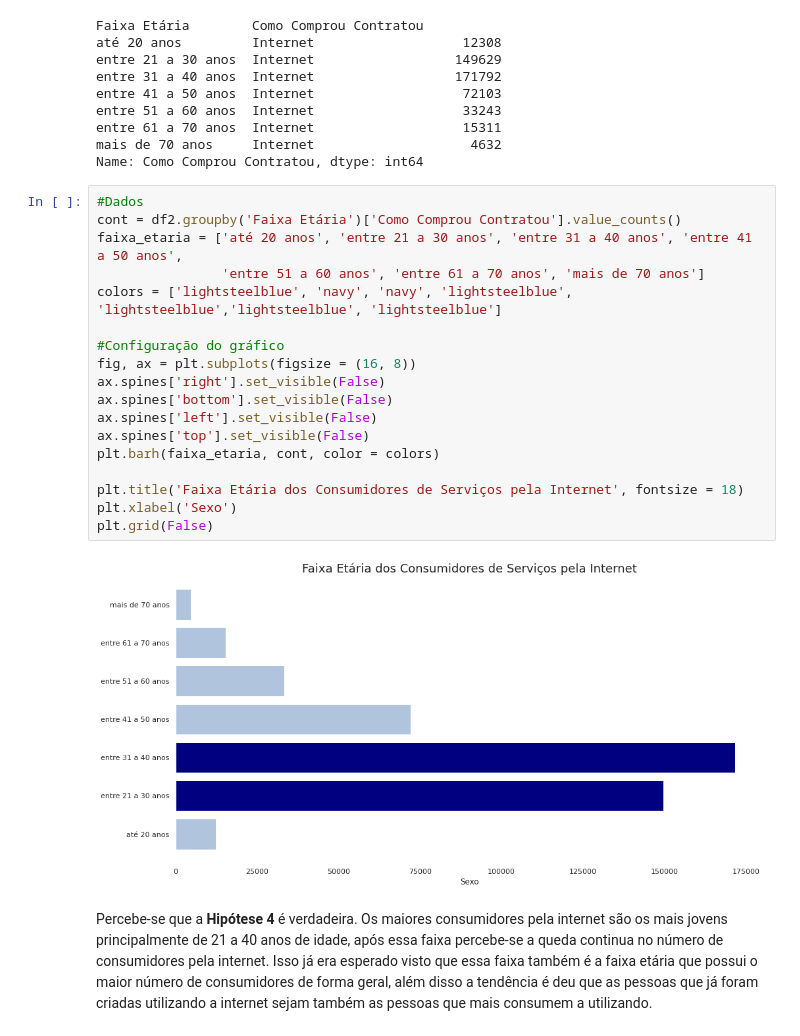
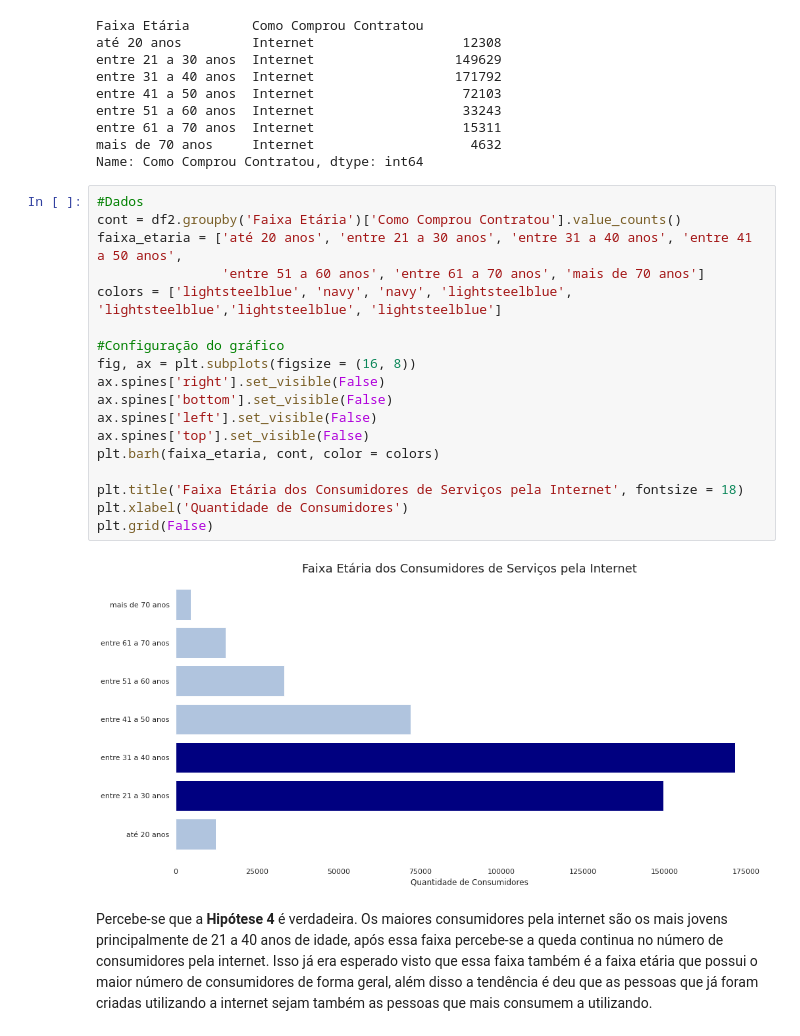
Before and after one commit to renatagsr/projetos, a Jupyter notebook: Análise de Dados/EDA.ipynb, the cells around one changed output. Saved outputs shown, nothing was run; the diff lists cells and outputs as text.

```diff
--- a/Análise de Dados/EDA.ipynb
+++ b/Análise de Dados/EDA.ipynb
@@ -240,23 +240,23 @@ Name: Como Comprou Contratou, dtype: int64
 # %%
 #Dados
 cont = df2.groupby('Faixa Etária')['Como Comprou Contratou'].value_counts()
 faixa_etaria = ['até 20 anos', 'entre 21 a 30 anos', 'entre 31 a 40 anos', 'entre 41 a 50 anos',
                 'entre 51 a 60 anos', 'entre 61 a 70 anos', 'mais de 70 anos']
 colors = ['lightsteelblue', 'navy', 'navy', 'lightsteelblue', 'lightsteelblue','lightsteelblue', 'lightsteelblue']
 
 #Configuração do gráfico
 fig, ax = plt.subplots(figsize = (16, 8))
 ax.spines['right'].set_visible(False)
 ax.spines['bottom'].set_visible(False)
 ax.spines['left'].set_visible(False)
 ax.spines['top'].set_visible(False)
 plt.barh(faixa_etaria, cont, color = colors)
 
 plt.title('Faixa Etária dos Consumidores de Serviços pela Internet', fontsize = 18)
-plt.xlabel('Sexo')
+plt.xlabel('Quantidade de Consumidores')
 plt.grid(False)
 # %% [output]
-[figure, old version]
+[figure, new version]
 # %% [markdown]
 Percebe-se que a **Hipótese 4** é verdadeira. Os maiores consumidores pela internet são os mais jovens principalmente de 21 a 40 anos de idade, após essa faixa percebe-se a queda continua no número de consumidores pela internet. Isso já era esperado visto que essa faixa também é a faixa etária que possui o maior número de consumidores de forma geral, além disso a tendência é deu que as pessoas que já foram criadas utilizando a internet sejam também as pessoas que mais consumem a utilizando.
 # %% [markdown]
```
Also changed, not shown: parts of 5 cells of this notebook.
